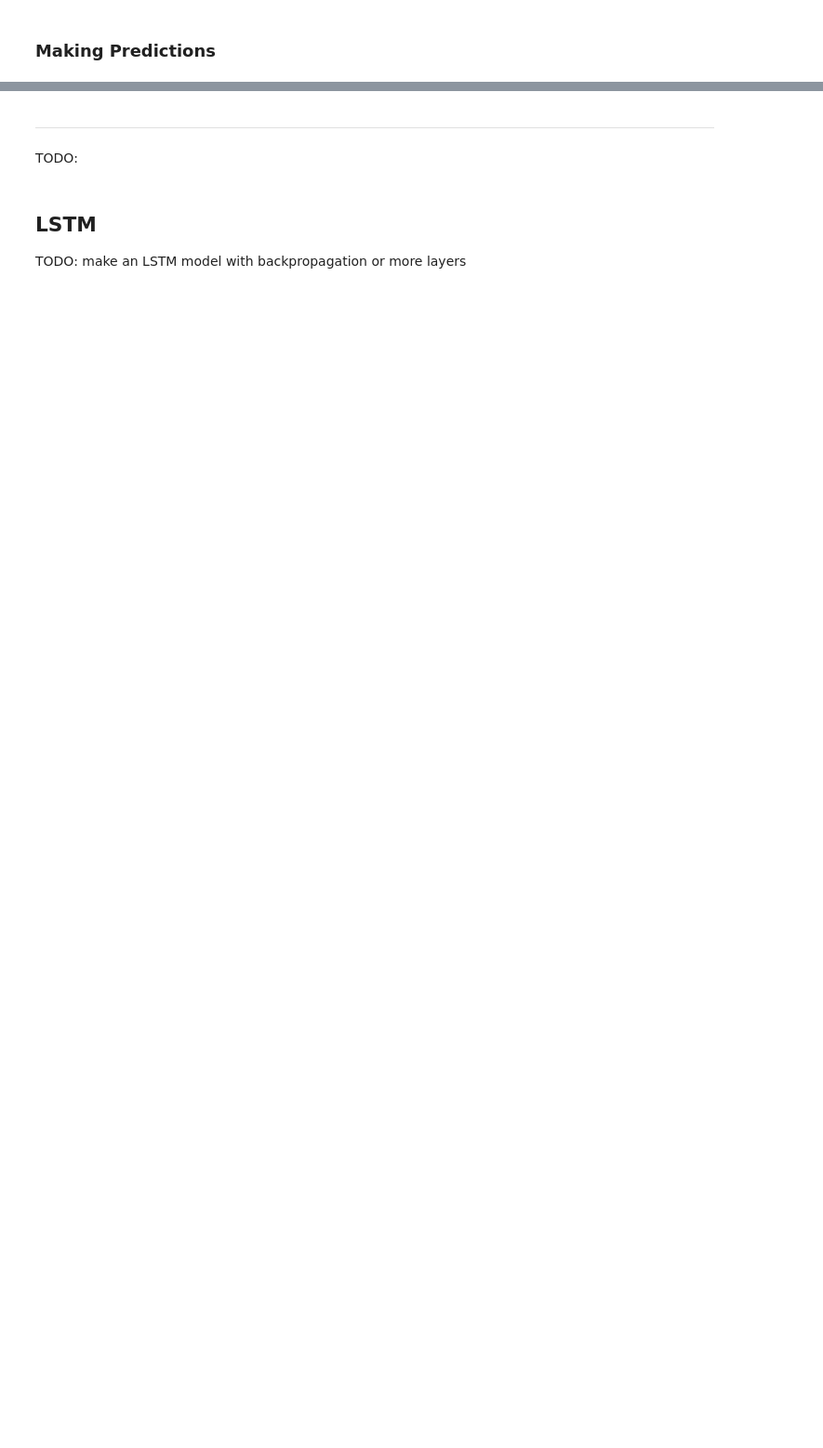
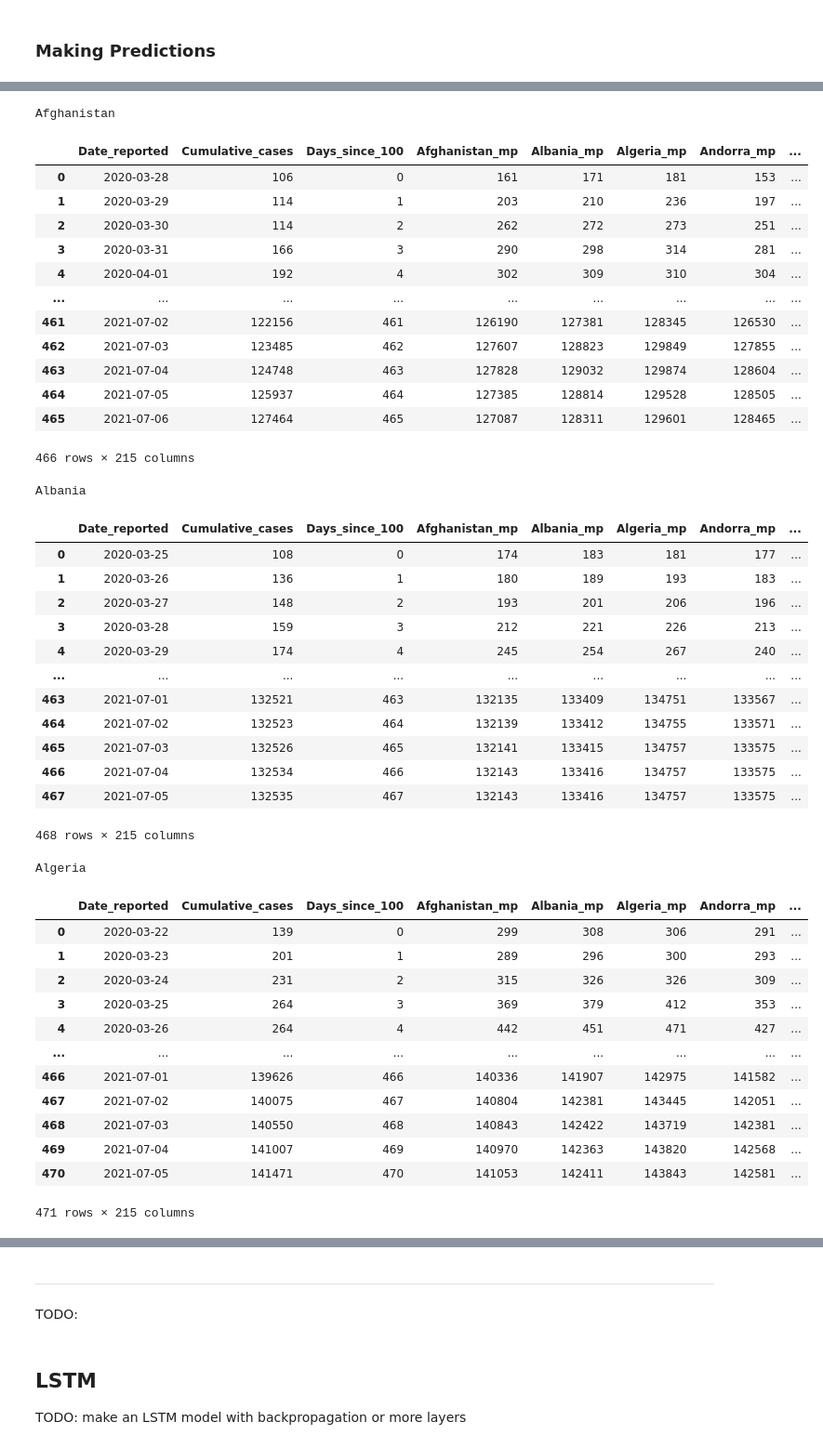
Before and after one commit to Axirts/team_dolphin_grey, a Jupyter notebook: code/rnn_model.ipynb, the cells around one changed output, grey strips where cells are left out. Shown at 93% size. Saved outputs shown, nothing was run; the diff lists cells and outputs as text; code cells hidden in the pictures; blank space fills up the shorter version.

Commit message:
cleaned up dataframes, just need to compare now

```diff
--- a/code/rnn_model.ipynb
+++ b/code/rnn_model.ipynb
@@ -234,0 +203,50 @@ Country: Albania, Samples: 468
+# %%
+# clean up the floats by truncating to int32s
+for con in lst[0:4]:
+    print(con[0])
+#     tuples are immutable, how inconvenient
+    con = (con[0], con[1].astype('int32', errors='ignore'))
+    display(con[1])
+# %% [output]
+Afghanistan
+|  | Date_reported | Cumulative_cases | Days_since_100 | Afghanistan_mp | Albania_mp | Algeria_mp | Andorra_mp | ... |
+| 0 | 2020-03-28 | 106 | 0 | 161 | 171 | 181 | 153 | ... |
+| 1 | 2020-03-29 | 114 | 1 | 203 | 210 | 236 | 197 | ... |
+| 2 | 2020-03-30 | 114 | 2 | 262 | 272 | 273 | 251 | ... |
+| 3 | 2020-03-31 | 166 | 3 | 290 | 298 | 314 | 281 | ... |
+| 4 | 2020-04-01 | 192 | 4 | 302 | 309 | 310 | 304 | ... |
+| ... | ... | ... | ... | ... | ... | ... | ... | ... |
+| 461 | 2021-07-02 | 122156 | 461 | 126190 | 127381 | 128345 | 126530 | ... |
+| 462 | 2021-07-03 | 123485 | 462 | 127607 | 128823 | 129849 | 127855 | ... |
+| 463 | 2021-07-04 | 124748 | 463 | 127828 | 129032 | 129874 | 128604 | ... |
+| 464 | 2021-07-05 | 125937 | 464 | 127385 | 128814 | 129528 | 128505 | ... |
+| 465 | 2021-07-06 | 127464 | 465 | 127087 | 128311 | 129601 | 128465 | ... |
+466 rows × 215 columns
+Albania
+|  | Date_reported | Cumulative_cases | Days_since_100 | Afghanistan_mp | Albania_mp | Algeria_mp | Andorra_mp | ... |
+| 0 | 2020-03-25 | 108 | 0 | 174 | 183 | 181 | 177 | ... |
+| 1 | 2020-03-26 | 136 | 1 | 180 | 189 | 193 | 183 | ... |
+| 2 | 2020-03-27 | 148 | 2 | 193 | 201 | 206 | 196 | ... |
+| 3 | 2020-03-28 | 159 | 3 | 212 | 221 | 226 | 213 | ... |
+| 4 | 2020-03-29 | 174 | 4 | 245 | 254 | 267 | 240 | ... |
+| ... | ... | ... | ... | ... | ... | ... | ... | ... |
+| 463 | 2021-07-01 | 132521 | 463 | 132135 | 133409 | 134751 | 133567 | ... |
+| 464 | 2021-07-02 | 132523 | 464 | 132139 | 133412 | 134755 | 133571 | ... |
+| 465 | 2021-07-03 | 132526 | 465 | 132141 | 133415 | 134757 | 133575 | ... |
+| 466 | 2021-07-04 | 132534 | 466 | 132143 | 133416 | 134757 | 133575 | ... |
+| 467 | 2021-07-05 | 132535 | 467 | 132143 | 133416 | 134757 | 133575 | ... |
+468 rows × 215 columns
+Algeria
+|  | Date_reported | Cumulative_cases | Days_since_100 | Afghanistan_mp | Albania_mp | Algeria_mp | Andorra_mp | ... |
+| 0 | 2020-03-22 | 139 | 0 | 299 | 308 | 306 | 291 | ... |
+| 1 | 2020-03-23 | 201 | 1 | 289 | 296 | 300 | 293 | ... |
+| 2 | 2020-03-24 | 231 | 2 | 315 | 326 | 326 | 309 | ... |
+| 3 | 2020-03-25 | 264 | 3 | 369 | 379 | 412 | 353 | ... |
+| 4 | 2020-03-26 | 264 | 4 | 442 | 451 | 471 | 427 | ... |
+| ... | ... | ... | ... | ... | ... | ... | ... | ... |
+| 466 | 2021-07-01 | 139626 | 466 | 140336 | 141907 | 142975 | 141582 | ... |
+| 467 | 2021-07-02 | 140075 | 467 | 140804 | 142381 | 143445 | 142051 | ... |
+| 468 | 2021-07-03 | 140550 | 468 | 140843 | 142422 | 143719 | 142381 | ... |
+| 469 | 2021-07-04 | 141007 | 469 | 140970 | 142363 | 143820 | 142568 | ... |
+| 470 | 2021-07-05 | 141471 | 470 | 141053 | 142411 | 143843 | 142581 | ... |
+471 rows × 215 columns
```
Also changed, not shown: parts of 5 cells of this notebook.
